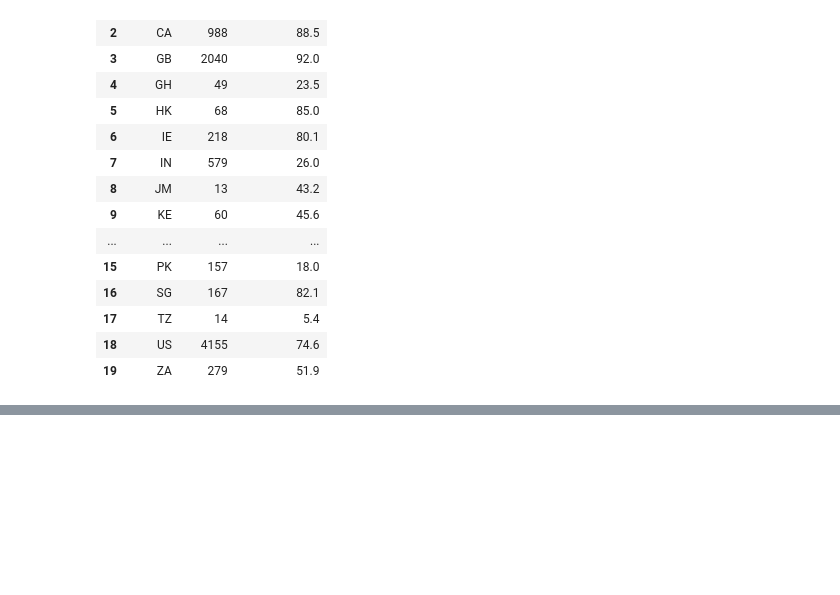
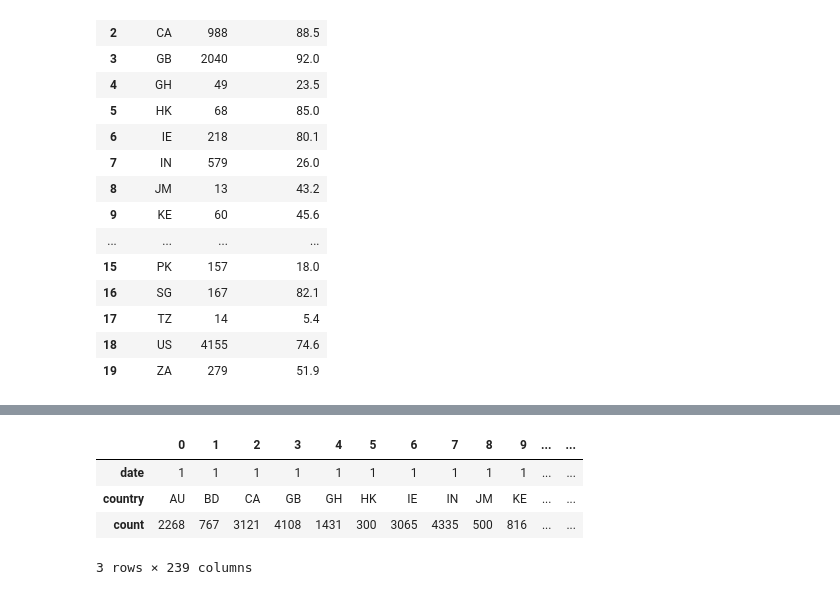
Before and after one commit to camligorkem/ADA_2018_Project, a Jupyter notebook: Notebooks/Data_Analysis.ipynb, the cells around one changed output, grey strips where cells are left out. Saved outputs shown, nothing was run; the diff lists cells and outputs as text; code cells hidden in the pictures; blank space fills up the shorter version.

```diff
--- a/Notebooks/Data_Analysis.ipynb
+++ b/Notebooks/Data_Analysis.ipynb
@@ -551,0 +547,13 @@ py.iplot(fig, filename='multiple-internet-usage')
+# %%
+# Time Article Count per Country per month
+articles_per_country_month = sources.groupby(by=[sources.date.dt.month, 'country'])['textID'].count()
+articles_per_country_month = pd.DataFrame(articles_per_country_month)
+articles_per_country_month = articles_per_country_month.reset_index()
+articles_per_country_month.rename(columns={'textID':'count'},inplace=True)
+display(articles_per_country_month.T)
+# %% [output]
+|  | 0 | 1 | 2 | 3 | 4 | 5 | 6 | 7 | 8 | 9 | ... | ... |
+| date | 1 | 1 | 1 | 1 | 1 | 1 | 1 | 1 | 1 | 1 | ... | ... |
+| country | AU | BD | CA | GB | GH | HK | IE | IN | JM | KE | ... | ... |
+| count | 2268 | 767 | 3121 | 4108 | 1431 | 300 | 3065 | 4335 | 500 | 816 | ... | ... |
+3 rows × 239 columns
```
Also changed, not shown: parts of 17 cells of this notebook, 1 other file.
